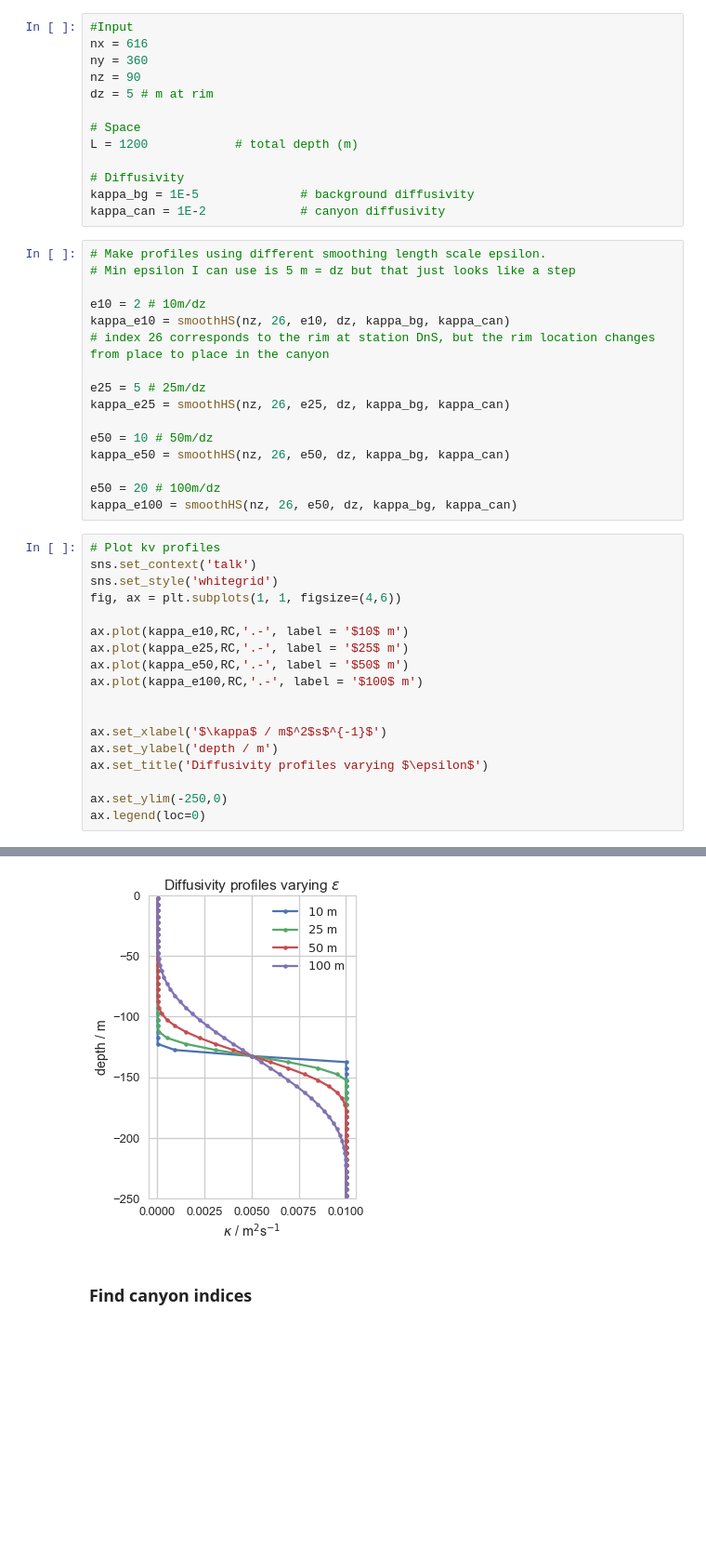
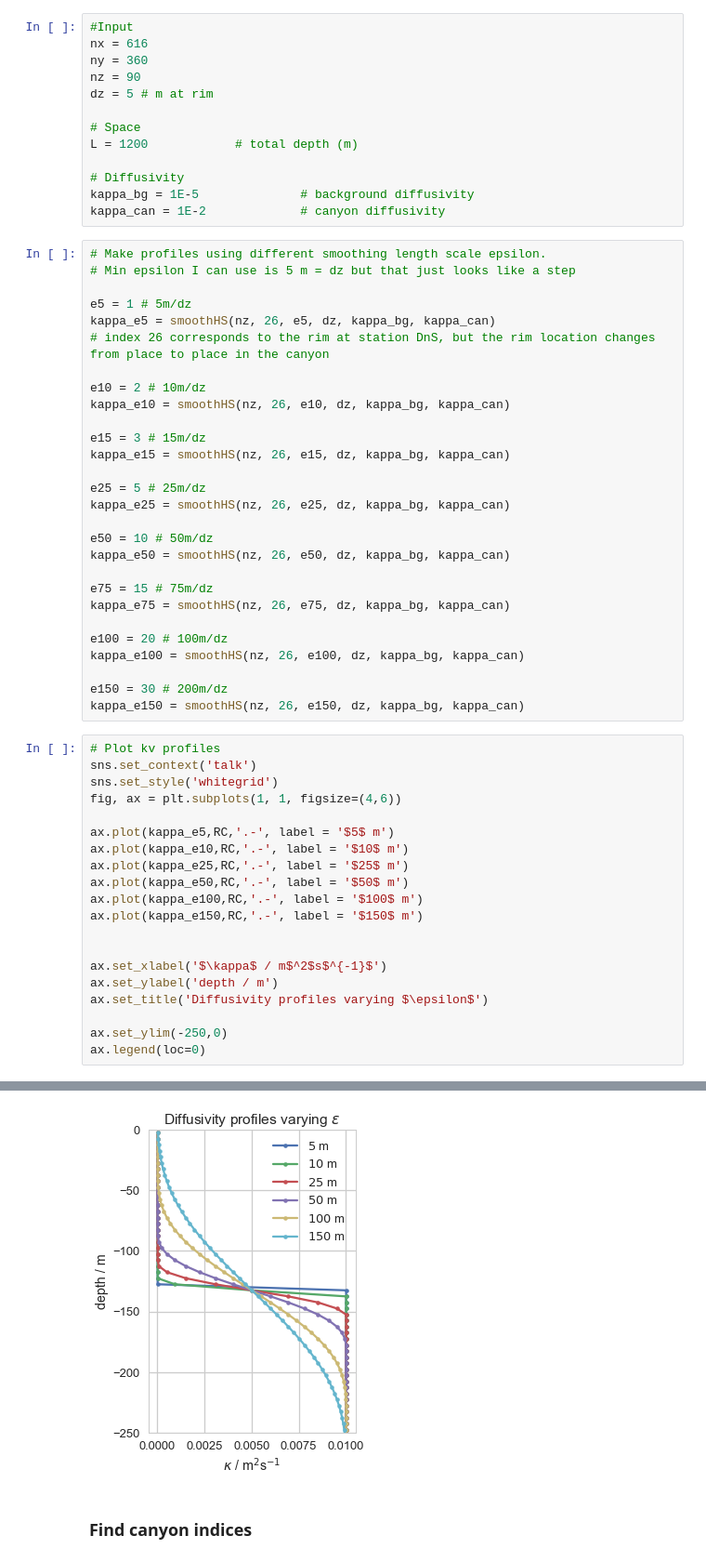
Before and after one commit to UBC-MOAD/buildcanyon, a Jupyter notebook: Stratification/GenerateDiffKrFile_smoothStep.ipynb, the cells around one changed output, grey strips where cells are left out. Shown at 93% size. Saved outputs shown, nothing was run; the diff lists cells and outputs as text; blank space fills up the shorter version.

```diff
--- a/Stratification/GenerateDiffKrFile_smoothStep.ipynb
+++ b/Stratification/GenerateDiffKrFile_smoothStep.ipynb
@@ -210,9 +210,15 @@ kappa_can = 1E-2             # canyon diffusivity
 # Make profiles using different smoothing length scale epsilon.
 # Min epsilon I can use is 5 m = dz but that just looks like a step
 
+e5 = 1 # 5m/dz
+kappa_e5 = smoothHS(nz, 26, e5, dz, kappa_bg, kappa_can)
+# index 26 corresponds to the rim at station DnS, but the rim location changes from place to place in the canyon
+
 e10 = 2 # 10m/dz
 kappa_e10 = smoothHS(nz, 26, e10, dz, kappa_bg, kappa_can)
-# index 26 corresponds to the rim at station DnS, but the rim location changes from place to place in the canyon
+
+e15 = 3 # 15m/dz
+kappa_e15 = smoothHS(nz, 26, e15, dz, kappa_bg, kappa_can)
 
 e25 = 5 # 25m/dz
 kappa_e25 = smoothHS(nz, 26, e25, dz, kappa_bg, kappa_can)
@@ -220,29 +226,37 @@ kappa_e25 = smoothHS(nz, 26, e25, dz, kappa_bg, kappa_can)
 e50 = 10 # 50m/dz
 kappa_e50 = smoothHS(nz, 26, e50, dz, kappa_bg, kappa_can)
 
-e50 = 20 # 100m/dz
-kappa_e100 = smoothHS(nz, 26, e50, dz, kappa_bg, kappa_can)
+e75 = 15 # 75m/dz
+kappa_e75 = smoothHS(nz, 26, e75, dz, kappa_bg, kappa_can)
+
+e100 = 20 # 100m/dz
+kappa_e100 = smoothHS(nz, 26, e100, dz, kappa_bg, kappa_can)
+
+e150 = 30 # 200m/dz
+kappa_e150 = smoothHS(nz, 26, e150, dz, kappa_bg, kappa_can)
 # %%
 # Plot kv profiles
 sns.set_context('talk')
 sns.set_style('whitegrid')
 fig, ax = plt.subplots(1, 1, figsize=(4,6))
 
+ax.plot(kappa_e5,RC,'.-', label = '$5$ m')
 ax.plot(kappa_e10,RC,'.-', label = '$10$ m')
 ax.plot(kappa_e25,RC,'.-', label = '$25$ m')
 ax.plot(kappa_e50,RC,'.-', label = '$50$ m')
 ax.plot(kappa_e100,RC,'.-', label = '$100$ m')
+ax.plot(kappa_e150,RC,'.-', label = '$150$ m')
 
 
 ax.set_xlabel('$\kappa$ / m$^2$s$^{-1}$')
 ax.set_ylabel('depth / m')
 ax.set_title('Diffusivity profiles varying $\epsilon$')
 
 ax.set_ylim(-250,0)
 ax.legend(loc=0)
 # %% [output]
 <matplotlib.legend.Legend at 0x...>
-[figure, old version]
+[figure, new version]
 # %% [markdown]
 ### Find canyon indices
 # %%
```
Also changed, not shown: parts of 4 cells of this notebook.
